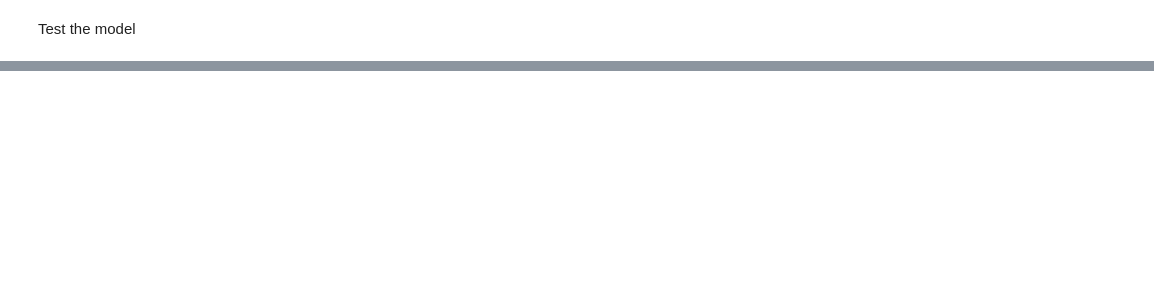
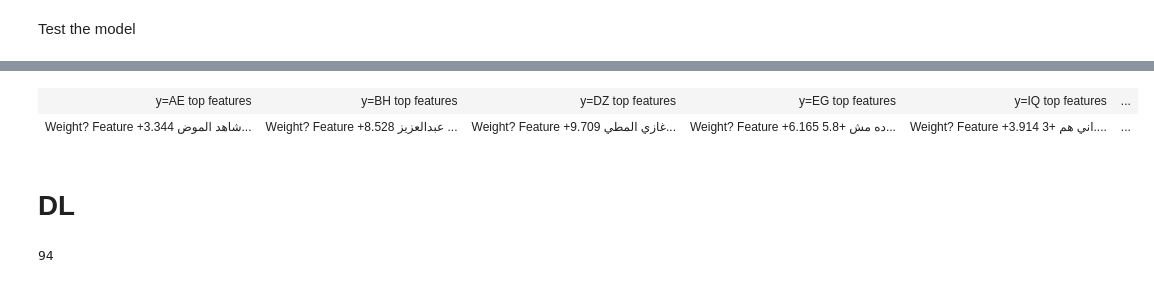
Before and after one commit to MariamSafwat/Arabic_Dialect_Prediction, a Jupyter notebook: code/03_ModelTraining.ipynb, the cells around one changed output, grey strips where cells are left out. Cells and saved outputs as stored; diff of their text form; code cells hidden in the pictures; blank space fills up the shorter version.

```diff
--- a/code/03_ModelTraining.ipynb
+++ b/code/03_ModelTraining.ipynb
@@ -115,0 +138,7 @@ eli5.show_weights(clf, vec=vec, top=20)
+# %%
+eli5.show_weights(clf, vec=vec, top=20)
+# %% [output]
+| y=AE top features | y=BH top features | y=DZ top features | y=EG top features | y=IQ top features | ... |
+| Weight? Feature +3.344 شاهد الموض... | Weight? Feature +8.528 عبدالعزيز ... | Weight? Feature +9.709 غازي المطي... | Weight? Feature +6.165 ده مش +5.8... | Weight? Feature +3.914 اني هم +3.... | ... |
+# %% [markdown]
+# **DL**
@@ -115,0 +163,5 @@ eli5.show_weights(clf, vec=vec, top=20)
+# %%
+longest_input = get_longest_text(df['text'])
+longest_input
+# %% [output]
+94
```
Also changed, not shown: parts of 30 cells of this notebook, 1 other file.
